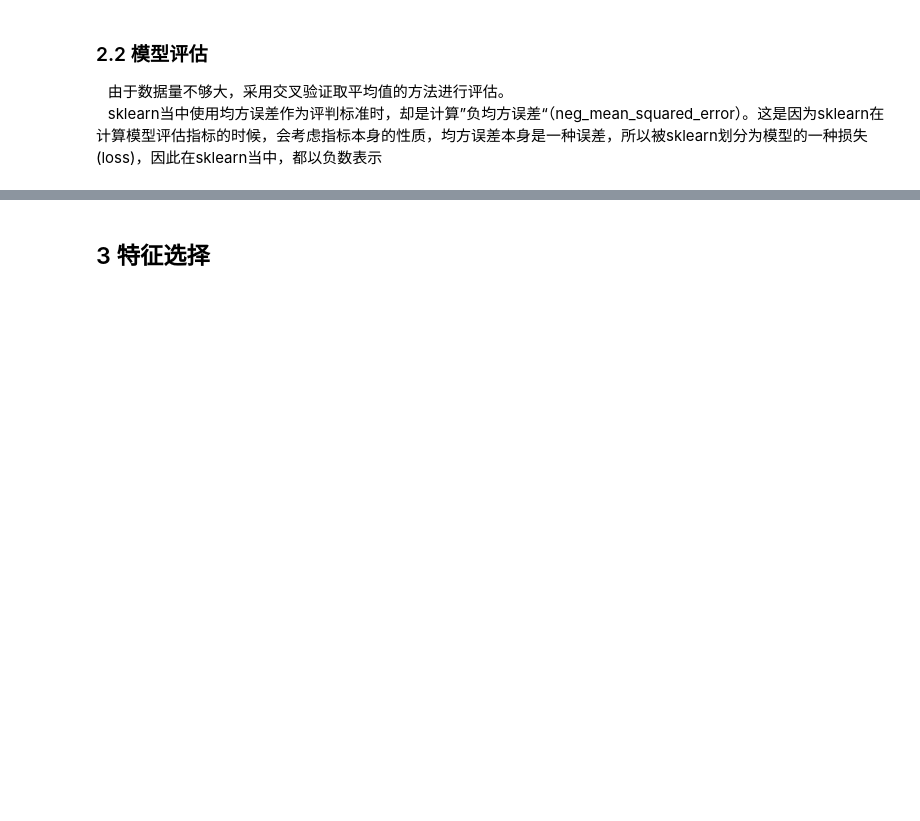
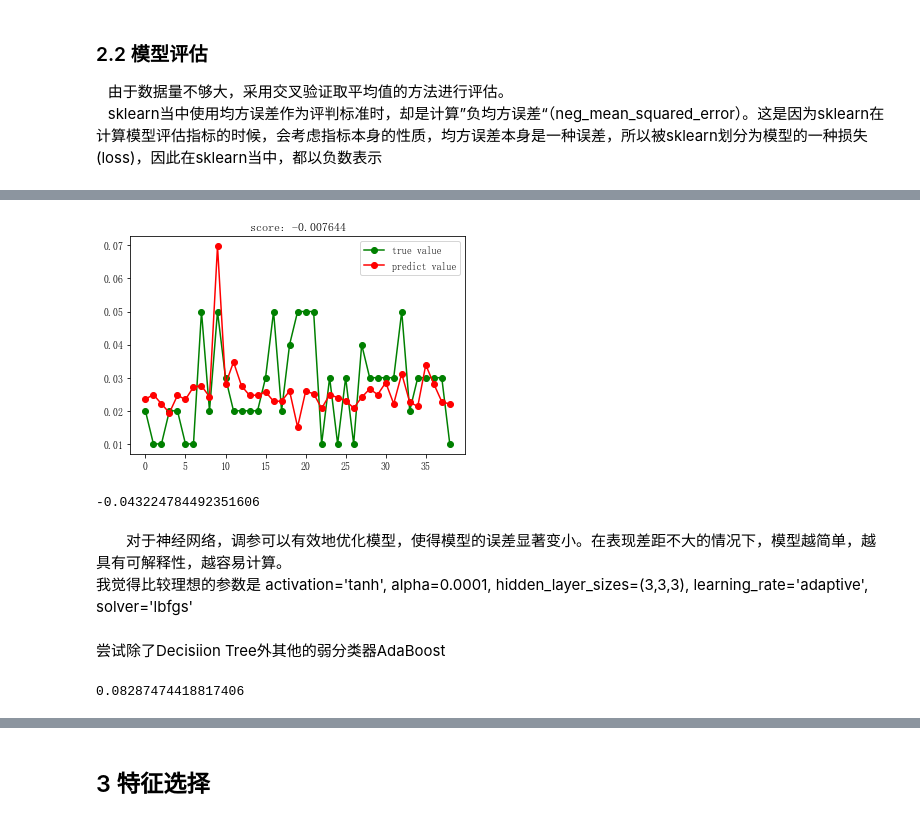
Before and after one commit to ZhengyiWang/Unique-Risk, a Jupyter notebook: 特有风险.ipynb, the cells around one changed output, grey strips where cells are left out. Cells and saved outputs as stored; diff of their text form; code cells hidden in the pictures; blank space fills up the shorter version.

```diff
--- a/特有风险.ipynb
+++ b/特有风险.ipynb
@@ -57,8 +96,9 @@ train_y=train['Rc']
 test_X= test.drop(labels=["Rc"], axis=1)
 test_y =test['Rc']
 # %%
-from sklearn.preprocessing import StandardScaler
-# 采用 Z-Score 规范化数据，保证每个特征维度的数据均值为 0，方差为 1
-ss = StandardScaler()
+from sklearn.preprocessing import MinMaxScaler
+# 采用 Min_Max 规范化数据，保证每个特征维度的数据均值为 0，方差为 1
+ss = MinMaxScaler()
 train_X = ss.fit_transform(train_X)
 test_X = ss.transform(test_X)
+data = ss.fit_transform(data)
@@ -142,8 +193,3 @@ model_XGBRegressor = xgb.XGBRegressor()
 # %% [markdown]
 ### 2.2 模型评估
 &ensp; 由于数据量不够大，采用交叉验证取平均值的方法进行评估。<br> &ensp; sklearn当中使用均方误差作为评判标准时，却是计算”负均方误差“（neg_mean_squared_error）。这是因为sklearn在计算模型评估指标的时候，会考虑指标本身的性质，均方误差本身是一种误差，所以被sklearn划分为模型的一种损失(loss)，因此在sklearn当中，都以负数表示
-# %%
-from sklearn.model_selection import cross_val_score
-score=[]
-score=cross_val_score(model_SVR,data,target,cv=10,scoring='r2')
-score.mean()
@@ -152,5 +195,0 @@ score.mean()
-# %%
-from sklearn.model_selection import cross_val_score
-score=[]
-score=cross_val_score(model_SVR,data,target,cv=10,scoring='neg_mean_squared_error')
-score.mean()
@@ -232,0 +367,17 @@ try_different_method(model_GradientBoostingRegressor)
+# %%
+from sklearn.neural_network import MLPRegressor
+model_MLPRegressor=MLPRegressor(activation='tanh', alpha=0.0001, hidden_layer_sizes=(3,3,3), learning_rate='adaptive', solver='lbfgs')
+try_different_method(model_MLPRegressor)
+# %% [output]
+[figure, added]
+# %%
+score=[]
+score=cross_val_score(model_MLPRegressor,data,target,cv=5,scoring='r2')
+score.mean()
+# %% [output]
+-0.043224784492351606
+# %% [markdown]
+&emsp;&emsp;对于神经网络，调参可以有效地优化模型，使得模型的误差显著变小。在表现差距不大的情况下，模型越简单，越具有可解释性，越容易计算。<br>
+我觉得比较理想的参数是  activation='tanh', alpha=0.0001, hidden_layer_sizes=(3,3,3), learning_rate='adaptive', solver='lbfgs'
+# %% [markdown]
+尝试除了Decisiion Tree外其他的弱分类器AdaBoost
@@ -232,0 +386,6 @@ try_different_method(model_GradientBoostingRegressor)
+# %%
+score=[]
+score=cross_val_score(model_AdaBoostRegressor,data,target,cv=5,scoring='r2')
+score.mean()
+# %% [output]
+0.08287474418817406
```
Also changed, not shown: parts of 130 cells of this notebook.
